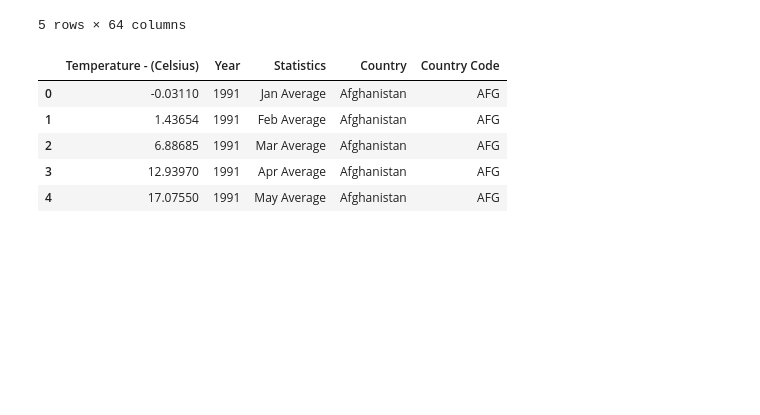
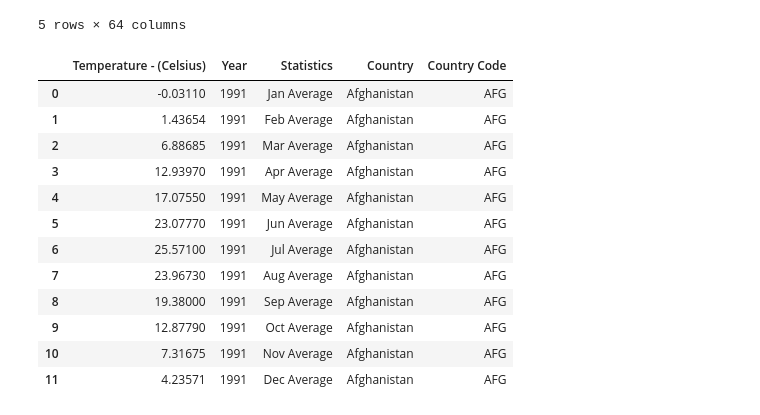
Before and after one commit to bhanduroshan/cpsc8650-1, a Jupyter notebook: correlation.py.ipynb, the cells around one changed output. Drawn from its saved outputs; the diff is of its cells as text; code cells hidden in the pictures; blank space fills up the shorter version.

```diff
--- a/correlation.py.ipynb
+++ b/correlation.py.ipynb
@@ -15,11 +21,18 @@ indicators.head()
 # %%
 temperature = pandas.read_csv('project data/climate change dataset - worldbank/data - temperature.csv')
 # %%
-temperature.head()
+temperature.head(12)
 # %% [output]
 |  | Temperature - (Celsius) | Year | Statistics | Country | Country Code |
 | 0 | -0.03110 | 1991 | Jan Average | Afghanistan | AFG |
 | 1 | 1.43654 | 1991 | Feb Average | Afghanistan | AFG |
 | 2 | 6.88685 | 1991 | Mar Average | Afghanistan | AFG |
 | 3 | 12.93970 | 1991 | Apr Average | Afghanistan | AFG |
 | 4 | 17.07550 | 1991 | May Average | Afghanistan | AFG |
+| 5 | 23.07770 | 1991 | Jun Average | Afghanistan | AFG |
+| 6 | 25.57100 | 1991 | Jul Average | Afghanistan | AFG |
+| 7 | 23.96730 | 1991 | Aug Average | Afghanistan | AFG |
+| 8 | 19.38000 | 1991 | Sep Average | Afghanistan | AFG |
+| 9 | 12.87790 | 1991 | Oct Average | Afghanistan | AFG |
+| 10 | 7.31675 | 1991 | Nov Average | Afghanistan | AFG |
+| 11 | 4.23571 | 1991 | Dec Average | Afghanistan | AFG |
```
Also changed, not shown: parts of 23 cells of this notebook, 3 other files.
